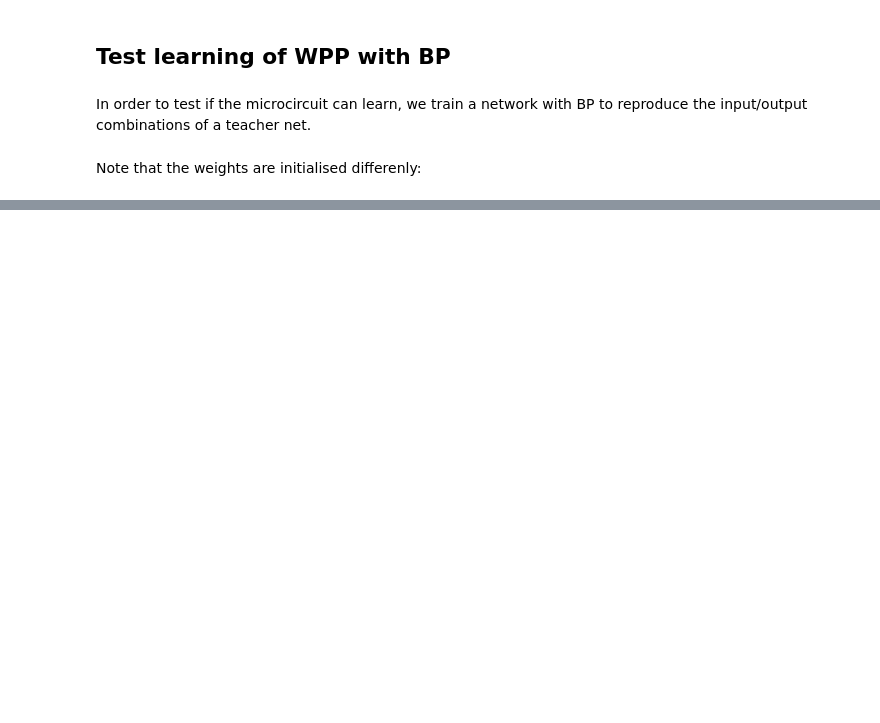
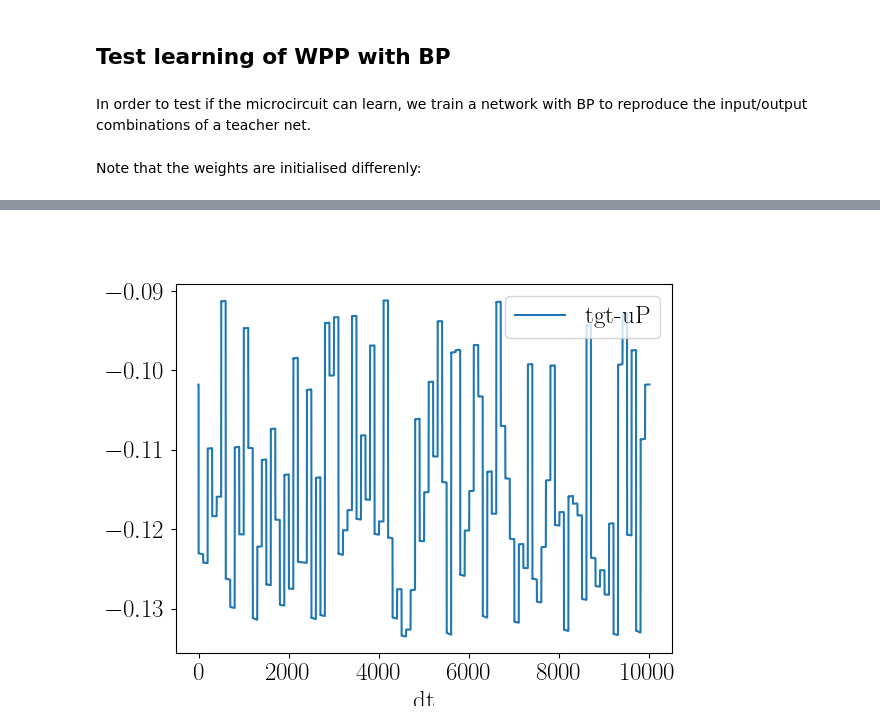
Before and after one commit to kma-code/Phaseless-Alignment-Learning, a Jupyter notebook: RtDeep/RtDeep simple demo.ipynb, the cells around one changed output, grey strips where cells are left out. Saved outputs shown, nothing was run; the diff lists cells and outputs as text; code cells hidden in the pictures; blank space fills up the shorter version.

```diff
--- a/RtDeep/RtDeep simple demo.ipynb
+++ b/RtDeep/RtDeep simple demo.ipynb
@@ -526,0 +582,13 @@ WPP_time_series[-1]
+# %%
+fig = plt.figure()
+# uP2 = np.array([uP_breve[1] for uP_breve in uPbreve_time_series[-len(target_time_series):]])
+# plt.plot(uP2, label="uP")
+# uI2 = np.array([uI_breve[0] for uI_breve in uIbreve_time_series[-len(target_time_series):]])
+# plt.plot(uI2, label="uI")
+# plt.plot(target_time_series, label="target")
+plt.plot(target_time_series-uP2.ravel(), label="tgt-uP")
+plt.xlabel("dt")
+plt.legend()
+plt.show()
+# %% [output]
+[figure, added]
```
Also changed, not shown: parts of 38 cells of this notebook, 1 other file.
